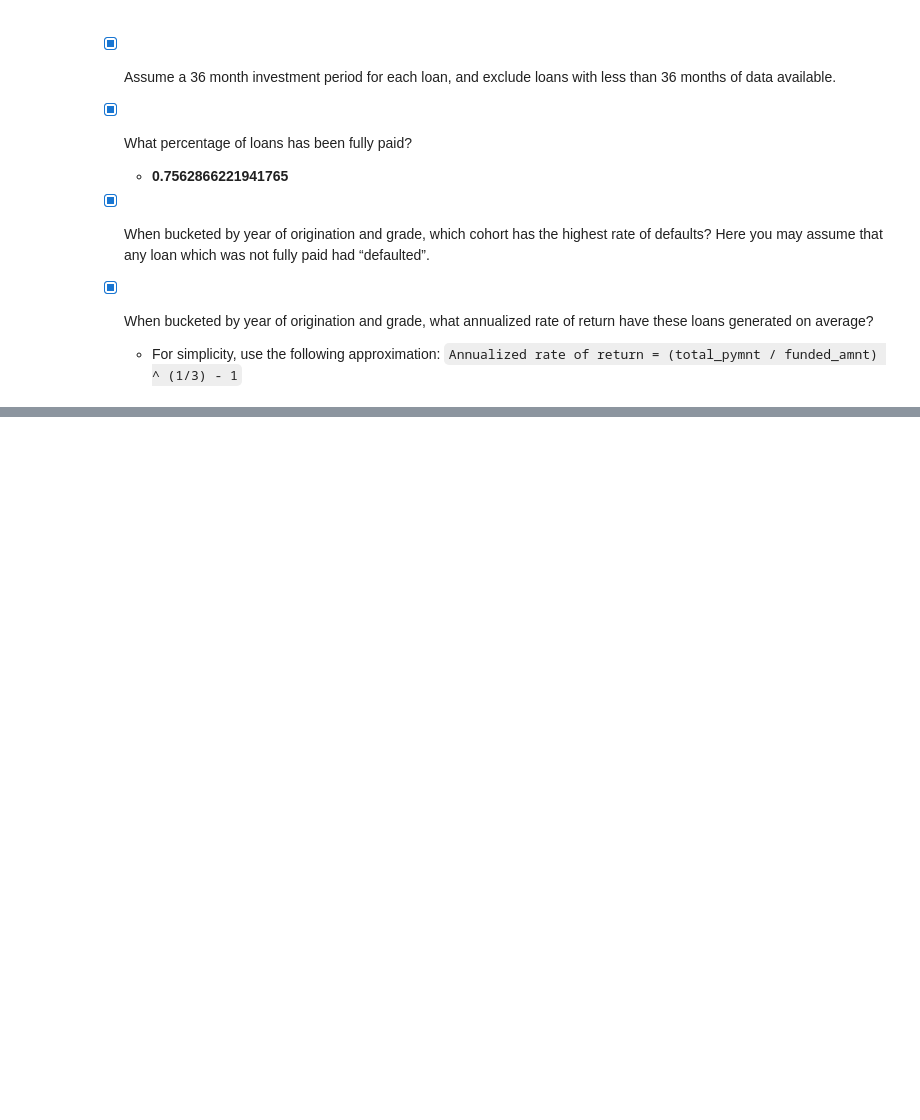
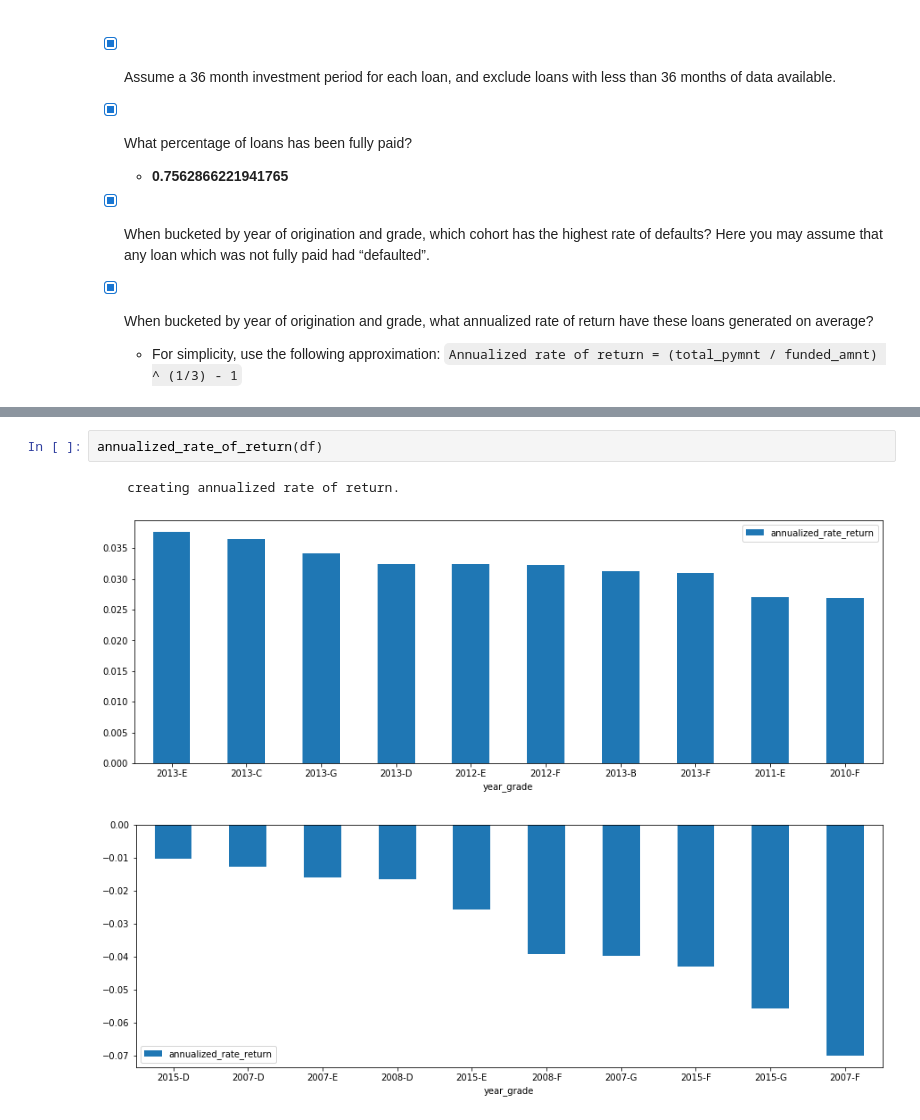
Before and after one commit to nygeog/assignment, a Jupyter notebook: report.ipynb, the cells around one changed output, grey strips where cells are left out. Cells and saved outputs as stored; diff of their text form; blank space fills up the shorter version.

```diff
--- a/report.ipynb
+++ b/report.ipynb
@@ -108,0 +126,6 @@ TypeError: select_historic_data() takes 0 positional arguments but 1 was given
+# %%
+annualized_rate_of_return(df)
+# %% [output]
+    creating annualized rate of return.
+[figure, added]
+[figure, added]
```
Also changed, not shown: parts of 4 cells of this notebook, 5 other files.
